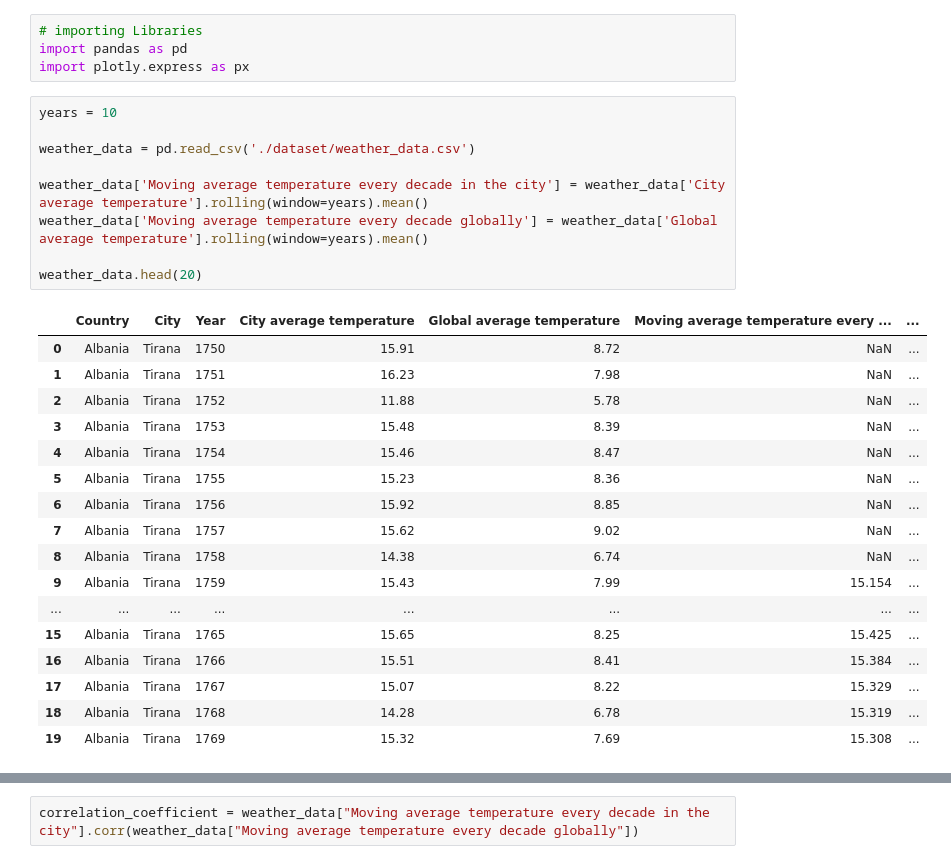
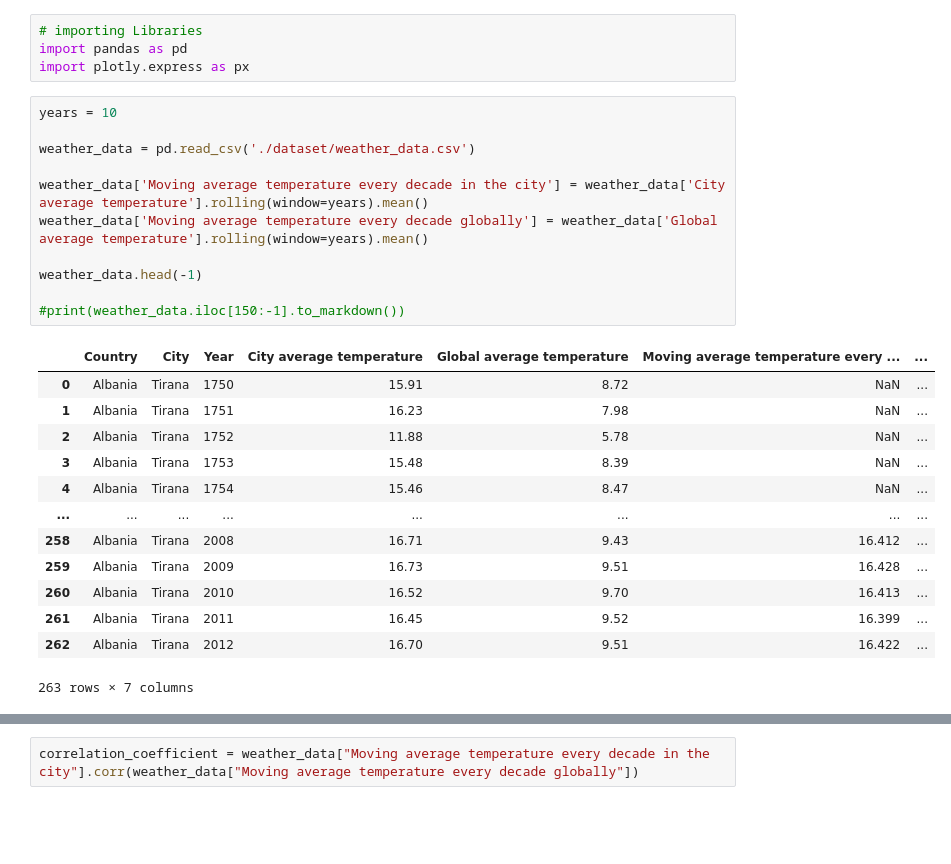
Before and after one commit to Kreshnik/Explore-Weather-Trends, a Jupyter notebook: notebook.ipynb, the cells around one changed output, grey strips where cells are left out. Cells and saved outputs as stored; diff of their text form; blank space fills up the shorter version.

```diff
--- a/notebook.ipynb
+++ b/notebook.ipynb
@@ -110,30 +112,28 @@ import plotly.express as px
 # %%
 years = 10
 
 weather_data = pd.read_csv('./dataset/weather_data.csv')
 
 weather_data['Moving average temperature every decade in the city'] = weather_data['City average temperature'].rolling(window=years).mean()
 weather_data['Moving average temperature every decade globally'] = weather_data['Global average temperature'].rolling(window=years).mean()
 
-weather_data.head(20)
+weather_data.head(-1)
+
+#print(weather_data.iloc[150:-1].to_markdown())
 # %% [output]
 |  | Country | City | Year | City average temperature | Global average temperature | Moving average temperature every ... | ... |
 | 0 | Albania | Tirana | 1750 | 15.91 | 8.72 | NaN | ... |
 | 1 | Albania | Tirana | 1751 | 16.23 | 7.98 | NaN | ... |
 | 2 | Albania | Tirana | 1752 | 11.88 | 5.78 | NaN | ... |
 | 3 | Albania | Tirana | 1753 | 15.48 | 8.39 | NaN | ... |
 | 4 | Albania | Tirana | 1754 | 15.46 | 8.47 | NaN | ... |
-| 5 | Albania | Tirana | 1755 | 15.23 | 8.36 | NaN | ... |
-| 6 | Albania | Tirana | 1756 | 15.92 | 8.85 | NaN | ... |
-| 7 | Albania | Tirana | 1757 | 15.62 | 9.02 | NaN | ... |
-| 8 | Albania | Tirana | 1758 | 14.38 | 6.74 | NaN | ... |
-| 9 | Albania | Tirana | 1759 | 15.43 | 7.99 | 15.154 | ... |
 | ... | ... | ... | ... | ... | ... | ... | ... |
-| 15 | Albania | Tirana | 1765 | 15.65 | 8.25 | 15.425 | ... |
-| 16 | Albania | Tirana | 1766 | 15.51 | 8.41 | 15.384 | ... |
-| 17 | Albania | Tirana | 1767 | 15.07 | 8.22 | 15.329 | ... |
-| 18 | Albania | Tirana | 1768 | 14.28 | 6.78 | 15.319 | ... |
-| 19 | Albania | Tirana | 1769 | 15.32 | 7.69 | 15.308 | ... |
+| 258 | Albania | Tirana | 2008 | 16.71 | 9.43 | 16.412 | ... |
+| 259 | Albania | Tirana | 2009 | 16.73 | 9.51 | 16.428 | ... |
+| 260 | Albania | Tirana | 2010 | 16.52 | 9.70 | 16.413 | ... |
+| 261 | Albania | Tirana | 2011 | 16.45 | 9.52 | 16.399 | ... |
+| 262 | Albania | Tirana | 2012 | 16.70 | 9.51 | 16.422 | ... |
+263 rows × 7 columns
 # %%
 title = "The moving average temperature in Tirana compared to the rest of the World ({fromYear} - {toYear})".format(fromYear = weather_data.iloc[0, weather_data.columns.get_loc("Year")], toYear = weather_data.iloc[-1, weather_data.columns.get_loc("Year")])
 
```
Also changed, not shown: parts of 3 cells of this notebook.
